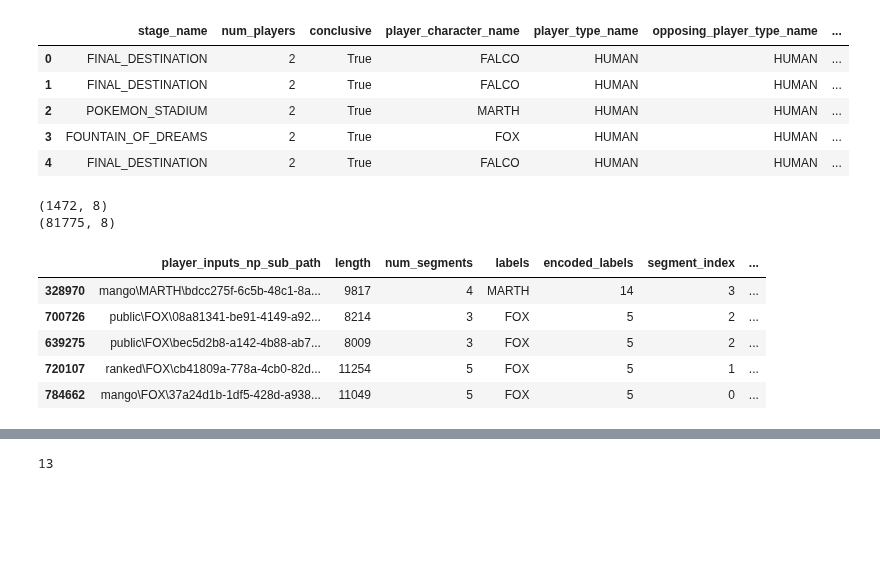
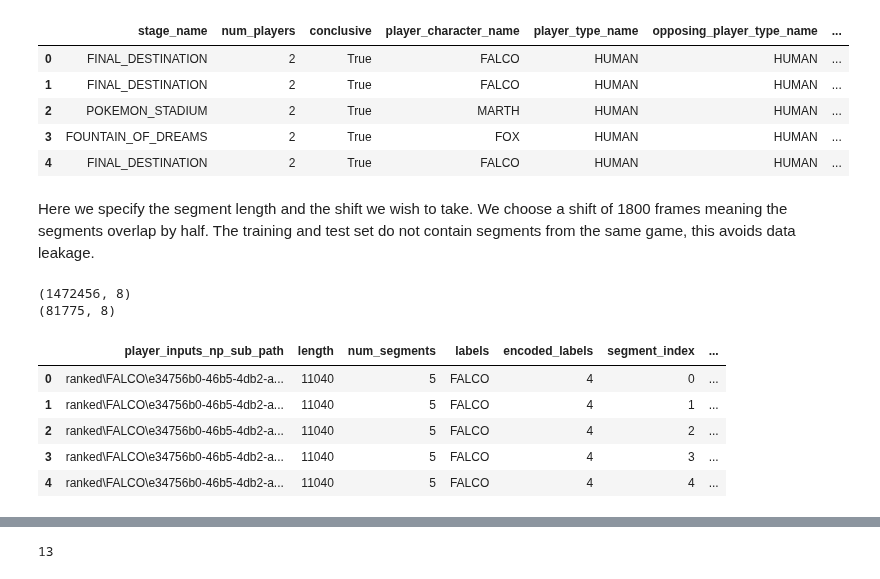
Before and after one commit to sinha-G/slp, a Jupyter notebook: autoencoder_revised/autoencoder_revised_train.ipynb, the cells around one changed output, grey strips where cells are left out. Drawn from its saved outputs; the diff is of its cells as text; code cells hidden in the pictures; blank space fills up the shorter version.

```diff
--- a/autoencoder_revised/autoencoder_revised_train.ipynb
+++ b/autoencoder_revised/autoencoder_revised_train.ipynb
@@ -78,24 +82,26 @@ dataset.dataset.head()
 | 2 | POKEMON_STADIUM | 2 | True | MARTH | HUMAN | HUMAN | ... |
 | 3 | FOUNTAIN_OF_DREAMS | 2 | True | FOX | HUMAN | HUMAN | ... |
 | 4 | FINAL_DESTINATION | 2 | True | FALCO | HUMAN | HUMAN | ... |
+# %% [markdown]
+Here we specify the segment length and the shift we wish to take. We choose a shift of 1800 frames meaning the segments overlap by half. The training and test set do not contain segments from the same game, this avoids data leakage.
 # %%
 segment_length = 3600
 shift = 1800
 
 train_df, test_df = dataset.all_segments_train_test_split_dataframes(segment_length,shift=shift, proportion_of_segments=1, test_ratio = .1, val = False)
-porportion = .001
-train_df = train_df.sample(frac=porportion, random_state = 42)
+# porportion = 1
+# train_df = train_df.sample(frac=porportion, random_state = 42)
 porportion = .5
 test_df = test_df.sample(frac=porportion, random_state = 42)
 print(train_df.shape)
 print(test_df.shape)
 train_df.head()
 # %% [output]
-(1472, 8)
+(1472456, 8)
 (81775, 8)
 |  | player_inputs_np_sub_path | length | num_segments | labels | encoded_labels | segment_index | ... |
-| 328970 | mango\MARTH\bdcc275f-6c5b-48c1-8a... | 9817 | 4 | MARTH | 14 | 3 | ... |
-| 700726 | public\FOX\08a81341-be91-4149-a92... | 8214 | 3 | FOX | 5 | 2 | ... |
-| 639275 | public\FOX\bec5d2b8-a142-4b88-ab7... | 8009 | 3 | FOX | 5 | 2 | ... |
-| 720107 | ranked\FOX\cb41809a-778a-4cb0-82d... | 11254 | 5 | FOX | 5 | 1 | ... |
-| 784662 | mango\FOX\37a24d1b-1df5-428d-a938... | 11049 | 5 | FOX | 5 | 0 | ... |
+| 0 | ranked\FALCO\e34756b0-46b5-4db2-a... | 11040 | 5 | FALCO | 4 | 0 | ... |
+| 1 | ranked\FALCO\e34756b0-46b5-4db2-a... | 11040 | 5 | FALCO | 4 | 1 | ... |
+| 2 | ranked\FALCO\e34756b0-46b5-4db2-a... | 11040 | 5 | FALCO | 4 | 2 | ... |
+| 3 | ranked\FALCO\e34756b0-46b5-4db2-a... | 11040 | 5 | FALCO | 4 | 3 | ... |
+| 4 | ranked\FALCO\e34756b0-46b5-4db2-a... | 11040 | 5 | FALCO | 4 | 4 | ... |
```
Also changed, not shown: parts of 29 cells of this notebook, 3 other files.
